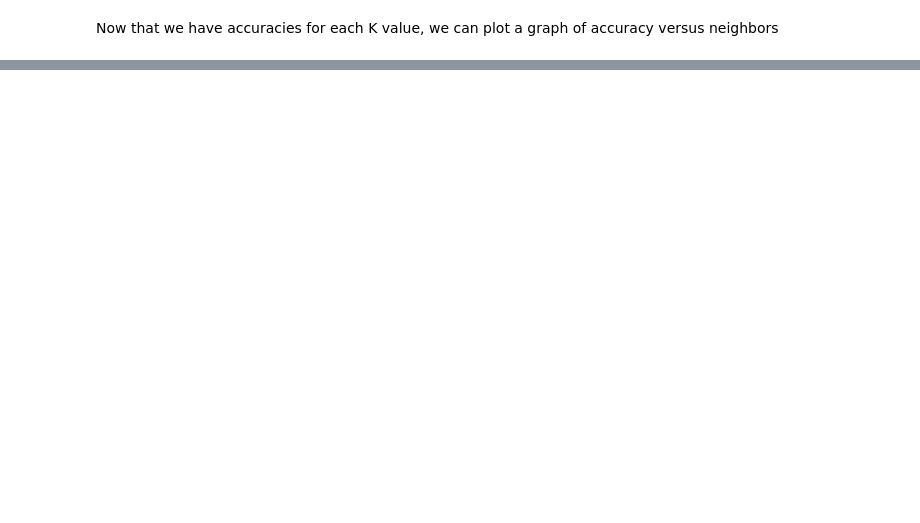
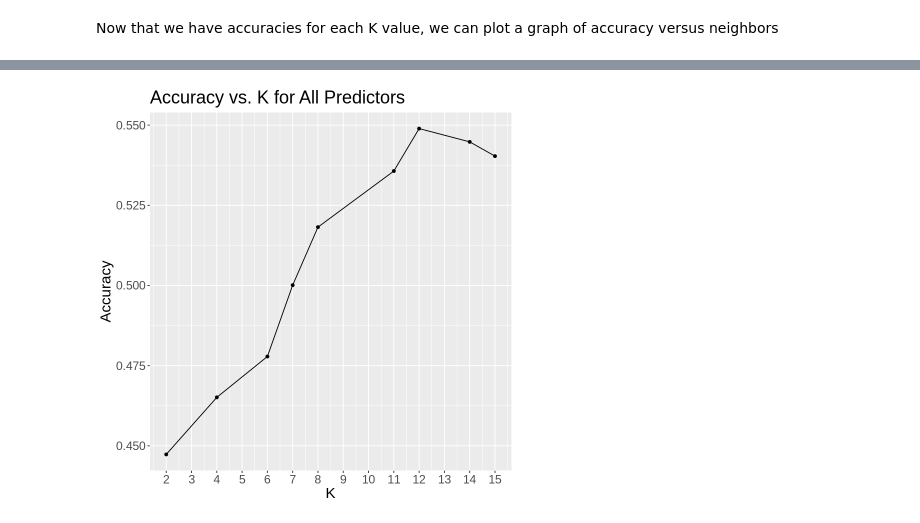
Before and after one commit to Yi-Lin-Wang/Group-32-best-group, a Jupyter notebook: Heart_Disease_Project.ipynb, the cells around one changed output, grey strips where cells are left out. Drawn from its saved outputs; the diff is of its cells as text; code cells hidden in the pictures; blank space fills up the shorter version.

```diff
--- a/Heart_Disease_Project.ipynb
+++ b/Heart_Disease_Project.ipynb
@@ -188,0 +390,24 @@ A tibble: 1 × 3
+# %%
+set.seed(9999)
+
+# create a recipe
+all_recipe <- recipe(num ~  age + trestbps + chol + thalach, data = heart_disease_training) |>
+    step_scale(all_predictors()) |>
+    step_center(all_predictors())
+
+# create a KNN classification model with k unspecified
+all_knn <- nearest_neighbor(weight_func = "rectangular", neighbors = tune()) |>
+    set_engine("kknn") |>
+    set_mode("classification")
+
+# perform cross validation
+all_vfold <- vfold_cv(heart_disease_training, v = 5, strata = num)
+
+# fit the model and calculate the accuracy of each K values
+all_accuracy <- workflow() |>
+    add_recipe(all_recipe) |>
+    add_model(all_knn) |>
+    tune_grid(resamples = all_vfold, grid = 10) |>
+    collect_metrics() |>
+    filter(.metric == "accuracy")
+all_accuracy
@@ -188,0 +430,12 @@ A tibble: 1 × 3
+# %%
+all_acc_plot <- all_accuracy |>
+    ggplot(aes(x = neighbors, y = mean)) +
+    geom_line() +
+    geom_point() +
+    labs(x = "K", y = "Accuracy") +
+    ggtitle("Accuracy vs. K for All Predictors") +
+    theme(text = element_text(size=18)) +
+    scale_x_continuous(breaks = 2:15)
+all_acc_plot
+# %% [output]
+[figure, added]
```
Also changed, not shown: parts of 22 cells of this notebook.
